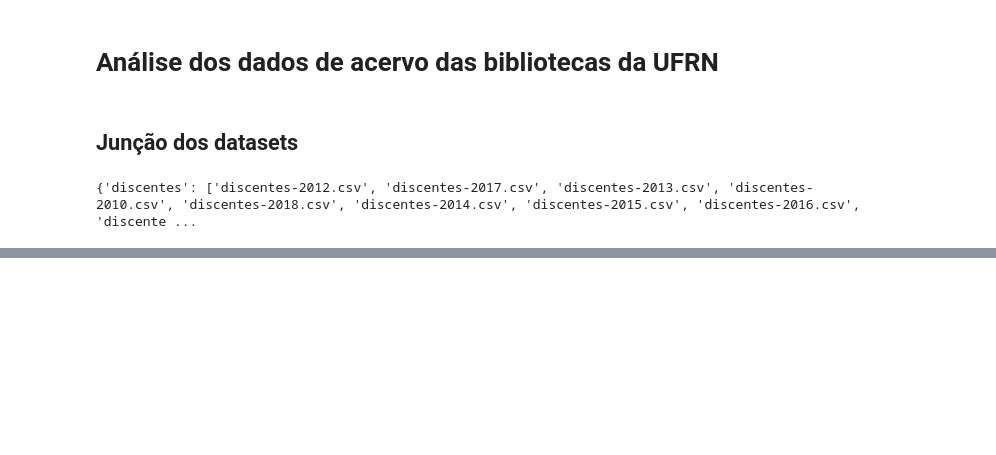
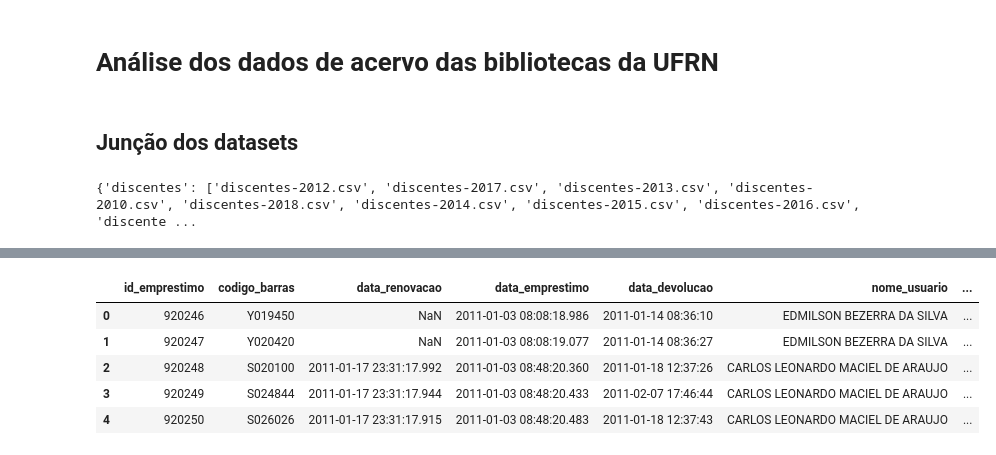
Before and after one commit to alvarofpp/imd0905-acervo-biblioteca, a Jupyter notebook: main.ipynb, the cells around one changed output, grey strips where cells are left out. Cells and saved outputs as stored; diff of their text form; code cells hidden in the pictures; blank space fills up the shorter version.

```diff
--- a/main.ipynb
+++ b/main.ipynb
@@ -7,13 +9,5 @@ from os import listdir
 # %% [markdown]
 ## Junção dos datasets
-# %%
-# Variável com os dataframes que iremos usar
-dfs = {
-    'discentes': None,
-    'emprestimos': None,
-    'cursos': pd.read_csv('data/cursos-ufrn.csv', sep=';'),
-    'exemplares': pd.read_csv('data/exemplares.csv', sep=';')
-}
 # %%
 # Arquivos da pasta de datasets
 files = listdir('data')
@@ -61 +60,10 @@ dtypes: float64(1), int64(1), object(6)
 memory usage: 156.2+ MB
+# %%
+dfs['emprestimos'].head()
+# %% [output]
+|  | id_emprestimo | codigo_barras | data_renovacao | data_emprestimo | data_devolucao | nome_usuario | ... |
+| 0 | 920246 | Y019450 | NaN | 2011-01-03 08:08:18.986 | 2011-01-14 08:36:10 | EDMILSON BEZERRA DA SILVA | ... |
+| 1 | 920247 | Y020420 | NaN | 2011-01-03 08:08:19.077 | 2011-01-14 08:36:27 | EDMILSON BEZERRA DA SILVA | ... |
+| 2 | 920248 | S020100 | 2011-01-17 23:31:17.992 | 2011-01-03 08:48:20.360 | 2011-01-18 12:37:26 | CARLOS LEONARDO MACIEL DE ARAUJO | ... |
+| 3 | 920249 | S024844 | 2011-01-17 23:31:17.944 | 2011-01-03 08:48:20.433 | 2011-02-07 17:46:44 | CARLOS LEONARDO MACIEL DE ARAUJO | ... |
+| 4 | 920250 | S026026 | 2011-01-17 23:31:17.915 | 2011-01-03 08:48:20.483 | 2011-01-18 12:37:43 | CARLOS LEONARDO MACIEL DE ARAUJO | ... |
```
Also changed, not shown: parts of 6 cells of this notebook.
